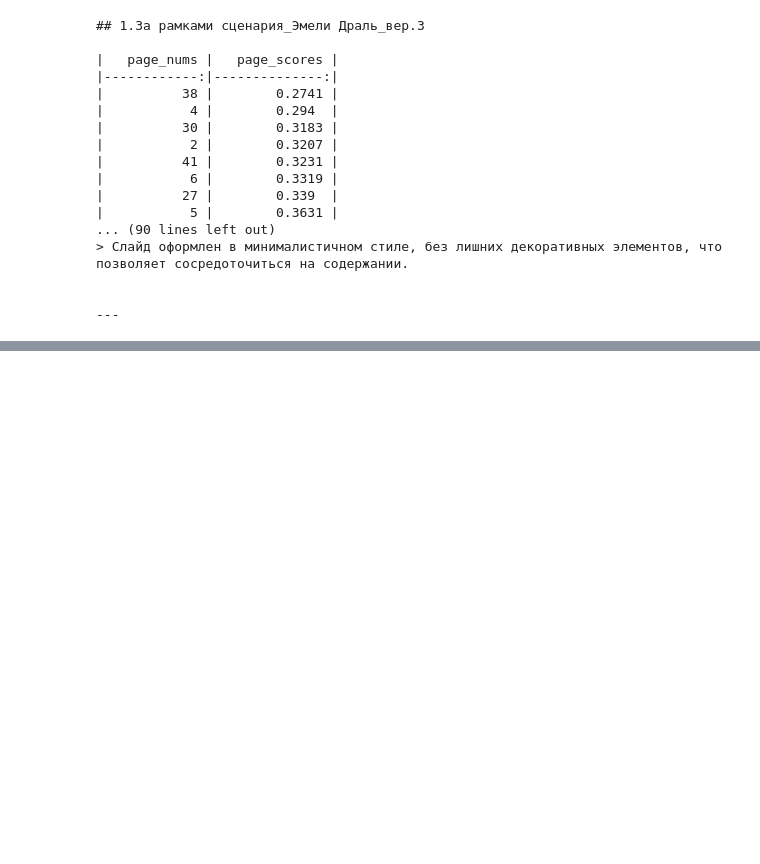
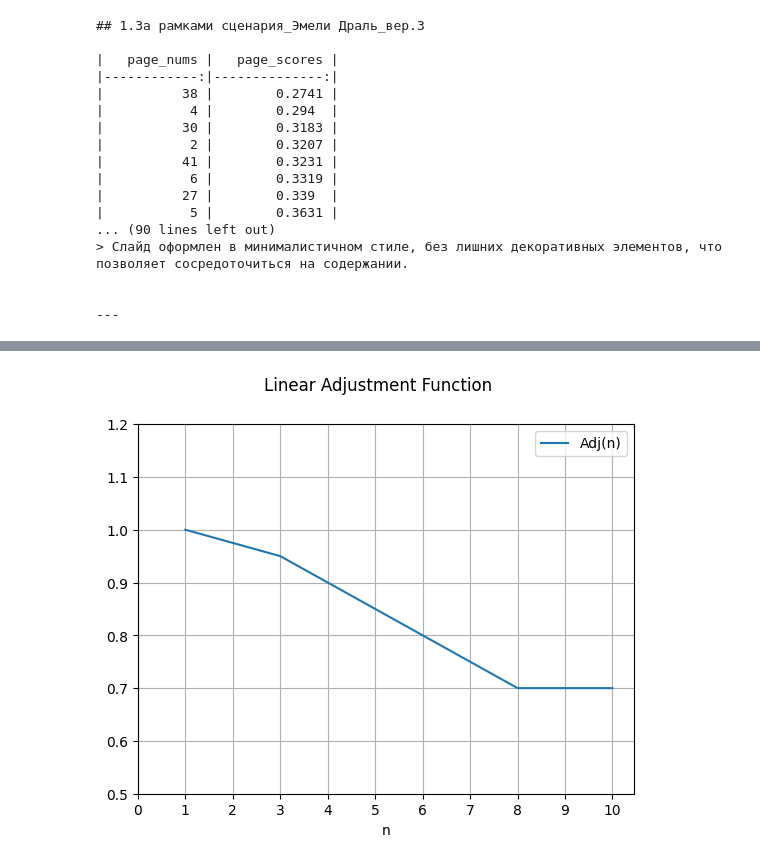
Before and after one commit to tambovtsev-io/presentation-search, a Jupyter notebook: notebooks/rag/chroma_metric_research.ipynb, the cells around one changed output, grey strips where cells are left out. Drawn from its saved outputs; the diff is of its cells as text; code cells hidden in the pictures; blank space fills up the shorter version.

```diff
--- a/notebooks/rag/chroma_metric_research.ipynb
+++ b/notebooks/rag/chroma_metric_research.ipynb
@@ -676,0 +723,42 @@ plt.ylim(0.5, 1.2)
+# %%
+ranges = [(1, 1), (3, 0.95), (8, 0.7)]
+
+def make_linear_func(points):
+    def linear_function(x):
+        # Handle x outside the domain
+        if x <= points[0][0]:
+            return points[0][1]
+        if x >= points[-1][0]:
+            return points[-1][1]
+
+        # Find the relevant segment
+        for i in range(len(points) - 1):
+            x1, y1 = points[i]
+            x2, y2 = points[i + 1]
+
+            if x1 <= x <= x2:
+                # Calculate slope and y-intercept for this segment
+                m = (y2 - y1) / (x2 - x1)
+                b = y1 - m * x1
+                return m * x + b
+
+    return linear_function
+
+
+linear_func = make_linear_func(ranges)
+
+x = np.linspace(1, 10, 1000)
+y = [linear_func(xi) for xi in x]
+
+plt.plot(x, y, label="Adj(n)")
+
+plt.xticks(np.arange(0, 11, 1))
+plt.grid()
+plt.legend()
+plt.suptitle("Linear Adjustment Function")
+plt.xlabel("n")
+
+plt.xlim(0, None)
+plt.ylim(0.5, 1.2);
+# %% [output]
+[figure, added]
```
Also changed, not shown: parts of 12 cells of this notebook.
